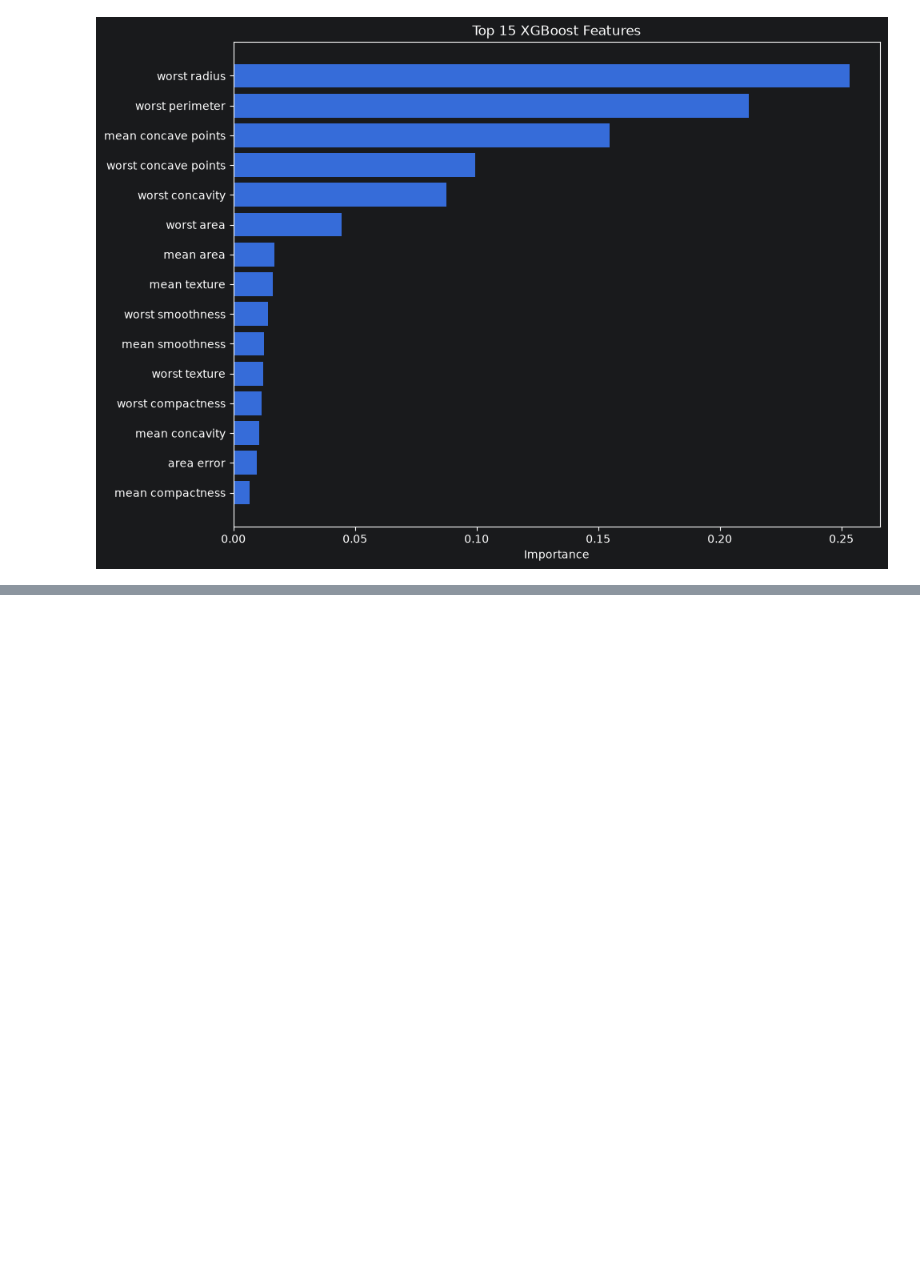
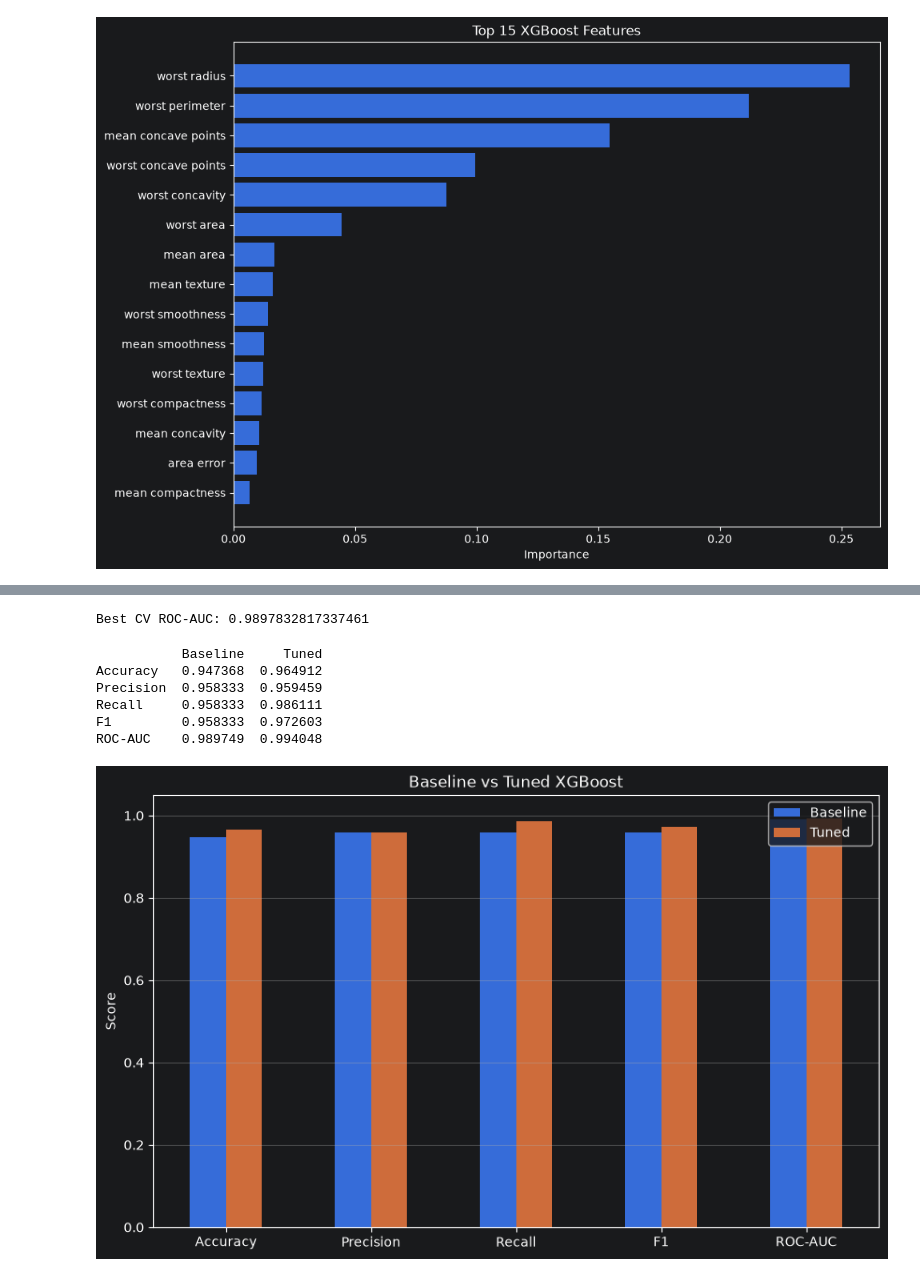
Before and after one commit to MUHAMMADZARYABKHAN-21/new.py, a Jupyter notebook: SCIKIT/Lesson24XGBOOSTProject_RealWorldWorkflow.ipynb, the cells around one changed output, grey strips where cells are left out. Cells and saved outputs as stored; diff of their text form; code cells hidden in the pictures; blank space fills up the shorter version.

Commit message:
XGboost project completed

```diff
--- a/SCIKIT/Lesson24XGBOOSTProject_RealWorldWorkflow.ipynb
+++ b/SCIKIT/Lesson24XGBOOSTProject_RealWorldWorkflow.ipynb
@@ -442,0 +642,5 @@ plt.show()
+# %%
+random_search.fit(
+    X_train_full,
+    y_train_full
+)
@@ -442,0 +685,17 @@ plt.show()
+# %%
+print(
+    "\nBest CV ROC-AUC:",
+    random_search.best_score_
+)
+# %% [output]
+Best CV ROC-AUC: 0.9897832817337461
+# %%
+tuned_model = random_search.best_estimator_
+# %%
+tuned_pred = tuned_model.predict(
+    X_test
+)
+
+tuned_prob = tuned_model.predict_proba(
+    X_test
+)[:, 1]
@@ -442,0 +729,39 @@ plt.show()
+# %%
+comparison = pd.DataFrame({
+    "Baseline": baseline_metrics,
+    "Tuned": tuned_metrics
+})
+
+print(comparison)
+# %% [output]
+           Baseline     Tuned
+Accuracy   0.947368  0.964912
+Precision  0.958333  0.959459
+Recall     0.958333  0.986111
+F1         0.958333  0.972603
+ROC-AUC    0.989749  0.994048
+# %%
+comparison.plot(
+    kind="bar",
+    figsize=(10, 6)
+)
+
+plt.ylim(0, 1.05)
+
+plt.ylabel("Score")
+
+plt.title(
+    "Baseline vs Tuned XGBoost"
+)
+
+plt.xticks(
+    rotation=0
+)
+
+plt.grid(
+    axis="y"
+)
+
+plt.show()
+# %% [output]
+[figure, added]
```
Also changed, not shown: parts of 22 cells of this notebook.
